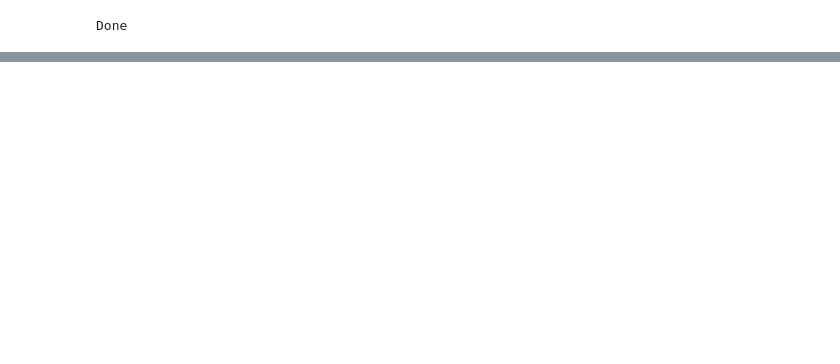
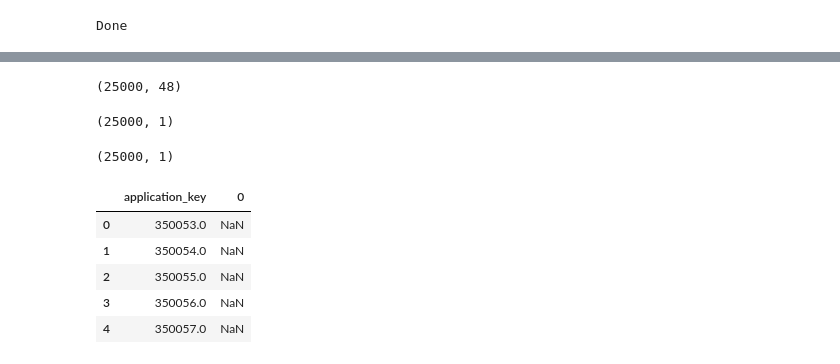
Before and after one commit to deepakgouda/Analyze-This-2018, a Jupyter notebook: Analyzing.ipynb, the cells around one changed output, grey strips where cells are left out. Drawn from its saved outputs; the diff is of its cells as text; code cells hidden in the pictures; blank space fills up the shorter version.

Commit message:
Added preprocess func and leaderboard

```diff
--- a/Analyzing.ipynb
+++ b/Analyzing.ipynb
@@ -222,0 +137,33 @@ CV accuracy: 0.817 +/- 0.014
+# %%
+lb = lb.replace("nan", np.nan)
+lb = lb.replace("missing", np.nan)
+lb = lb.replace("na", np.nan)
+# %%
+print(lb.shape)
+# %% [output]
+(25000, 48)
+# %%
+lb = preprocess(lb)
+predict = lr.predict(lb)
+# %%
+predict = pd.DataFrame(predict)
+# print(predict.head())
+print(predict.shape)
+# %% [output]
+(25000, 1)
+# %%
+key = pd.DataFrame(lb['application_key'])
+# key = key.values
+print(key.shape)
+# %% [output]
+(25000, 1)
+# %%
+temp = pd.concat([key, predict])
+temp.head()
+# %% [output]
+|  | application_key | 0 |
+| 0 | 350053.0 | NaN |
+| 1 | 350054.0 | NaN |
+| 2 | 350055.0 | NaN |
+| 3 | 350056.0 | NaN |
+| 4 | 350057.0 | NaN |
```
Also changed, not shown: parts of 30 cells of this notebook, 3 other files.
